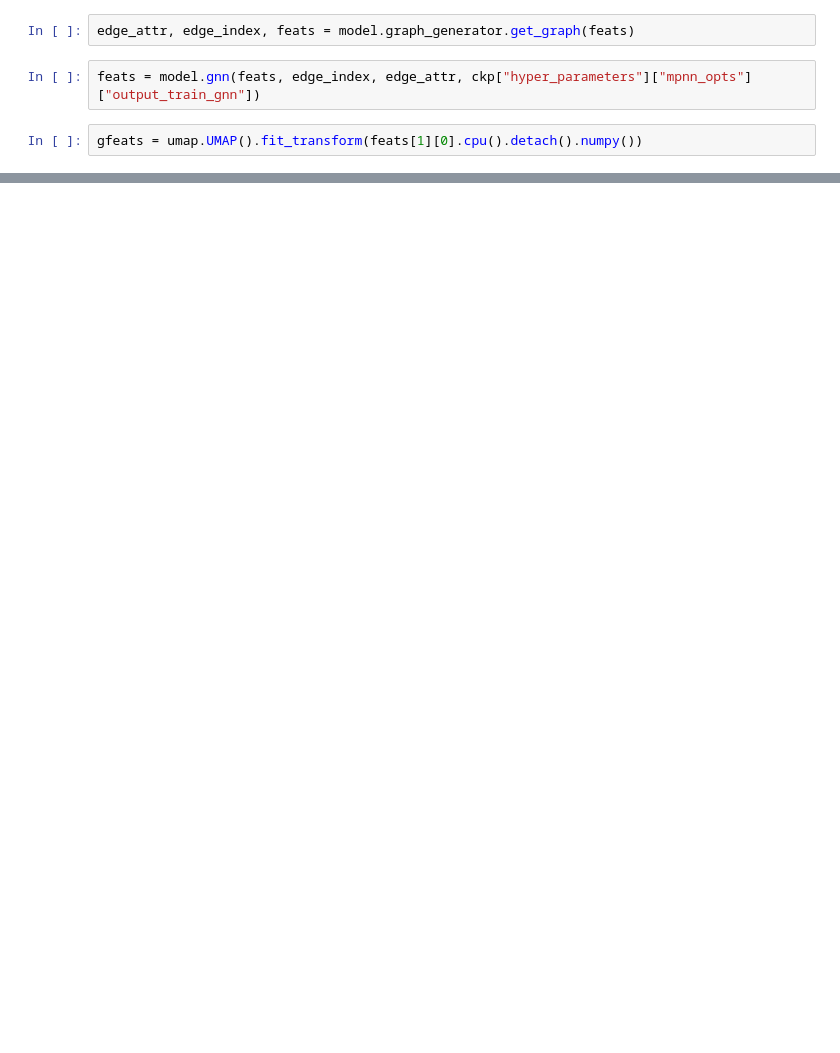
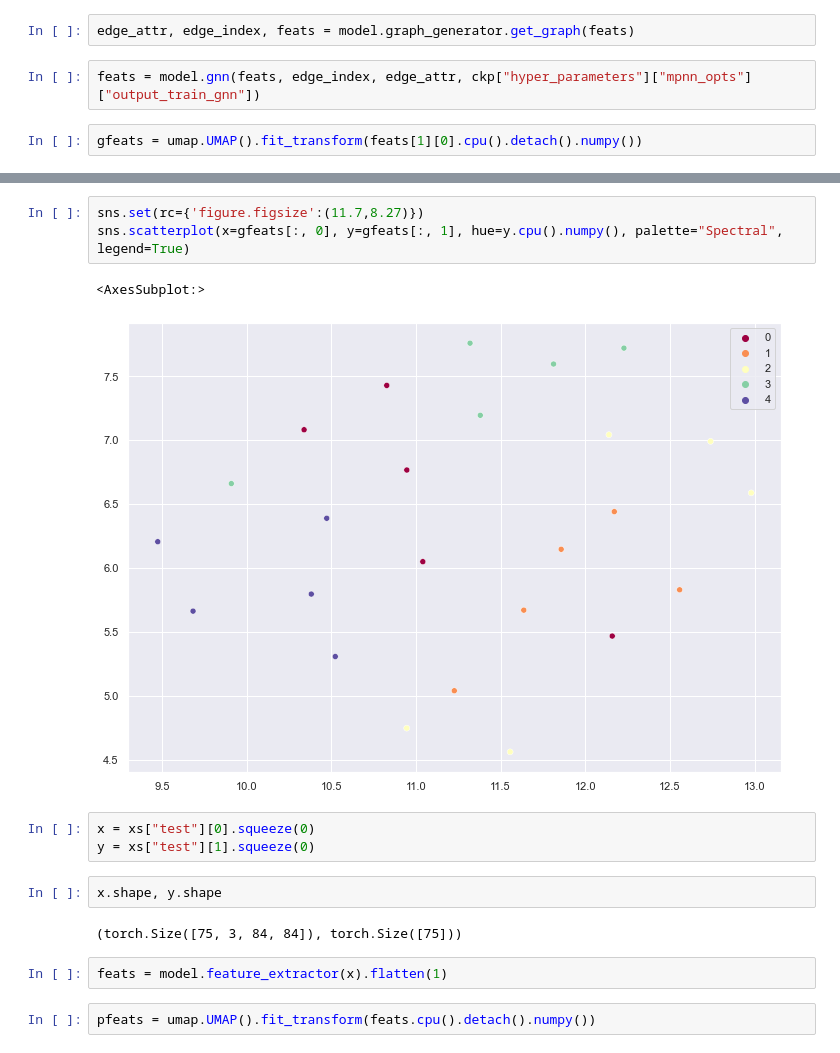
Before and after one commit to ojss/SAMPTransfer, a Jupyter notebook: attention_viz.ipynb, the cells around one changed output, grey strips where cells are left out. Saved outputs shown, nothing was run; the diff lists cells and outputs as text; blank space fills up the shorter version.

```diff
--- a/attention_viz.ipynb
+++ b/attention_viz.ipynb
@@ -74,0 +108,17 @@ sns.scatterplot(x=gfeats[:, 0], y=gfeats[:, 1], hue=y.cpu().numpy(), palette="Sp
+# %%
+sns.set(rc={'figure.figsize':(11.7,8.27)})
+sns.scatterplot(x=gfeats[:, 0], y=gfeats[:, 1], hue=y.cpu().numpy(), palette="Spectral", legend=True)
+# %% [output]
+<AxesSubplot:>
+[figure, added]
+# %%
+x = xs["test"][0].squeeze(0)
+y = xs["test"][1].squeeze(0)
+# %%
+x.shape, y.shape
+# %% [output]
+(torch.Size([75, 3, 84, 84]), torch.Size([75]))
+# %%
+feats = model.feature_extractor(x).flatten(1)
+# %%
+pfeats = umap.UMAP().fit_transform(feats.cpu().detach().numpy())
```
Also changed, not shown: parts of 21 cells of this notebook, 1 other file.
